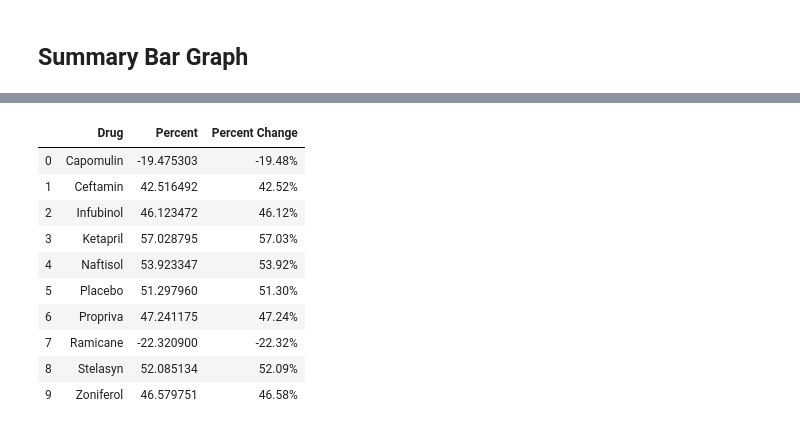
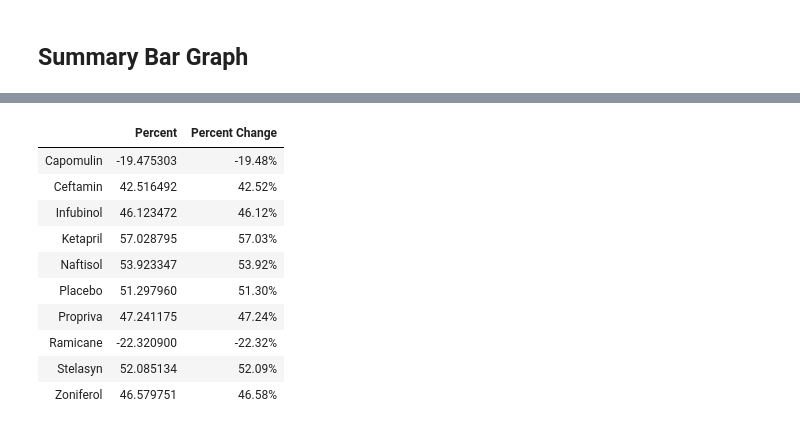
Before and after one commit to misinglink/matplotlib_challenge, a Jupyter notebook: pymaceuticals.ipynb, the cells around one changed output, grey strips where cells are left out. Saved outputs shown, nothing was run; the diff lists cells and outputs as text; code cells hidden in the pictures.

```diff
--- a/pymaceuticals.ipynb
+++ b/pymaceuticals.ipynb
@@ -66,17 +67,3 @@ def tranpose_multindex(df, col):
 T_tum_vol = tranpose_multindex(tum_vol, tumor)
 T_tum_sem = tranpose_multindex(tum_sem, tumor)
 ##how can i generalize this function??
-
-# Generate the Plot (with Error Bars)
-plt.title('Tumor Response To Treatment')
-
-plt.xlabel('Timepoint (days)')
-plt.ylabel('Tumor Volume (mm3)')
-xaxis = df.Timepoint.unique()
-for col in T_tum_vol:
-    plt.errorbar(xaxis, T_tum_vol[col], yerr = T_tum_sem[col], uplims=True, lolims=True, label = col)
-plt.legend()
-
-plt.show()
-
-# Save the Figure
@@ -97,13 +123,15 @@ T_met_site_mean = tranpose_multindex(met_site_mean,meta)
 T_met_site_sem = tranpose_multindex(met_site_sem, meta)
 # %%
 # Generate the Plot (with Error Bars)
+plt.figure(figsize=(12,15))
 plt.title('Metastatis Response To Treatment')
+
 
 plt.xlabel('Timepoint (days)')
 plt.ylabel('Met.Sites.')
 #xaxis = df.Timepoint.unique()
 for col in T_met_site_mean:
-    plt.errorbar(xaxis, T_met_site_mean[col], yerr = T_met_site_sem[col], uplims=True, lolims=True, label = col)
+    plt.errorbar(xaxis, T_met_site_mean[col], yerr = T_met_site_sem[col], uplims=True, lolims=True,label = col, linestyle = '--')
 plt.legend()
 
 plt.show()
@@ -174,28 +173,27 @@ T_tum_vol
 # %%
 drug_list = []
 change_list = []
 for col in T_tum_vol:
     drug_list.append(col)
     change_list.append((T_tum_vol.loc[45, col] - T_tum_vol.loc[0, col]) / T_tum_vol.loc[0, col])
 
 change_per = [ "{:.2%}".format(e) for e in change_list]
 
-change_df = pd.DataFrame({"Drug": drug_list,
-                          "Percent": [e * 100 for e in change_list],
-                          "Percent Change" : change_per})
+change_df = pd.DataFrame({"Percent": [e * 100 for e in change_list],
+                          "Percent Change" : change_per}, index = drug_list)
 # Display the data to confirm
 change_df
 # %% [output]
-|  | Drug | Percent | Percent Change |
-| 0 | Capomulin | -19.475303 | -19.48% |
-| 1 | Ceftamin | 42.516492 | 42.52% |
-| 2 | Infubinol | 46.123472 | 46.12% |
-| 3 | Ketapril | 57.028795 | 57.03% |
-| 4 | Naftisol | 53.923347 | 53.92% |
-| 5 | Placebo | 51.297960 | 51.30% |
-| 6 | Propriva | 47.241175 | 47.24% |
-| 7 | Ramicane | -22.320900 | -22.32% |
-| 8 | Stelasyn | 52.085134 | 52.09% |
-| 9 | Zoniferol | 46.579751 | 46.58% |
+|  | Percent | Percent Change |
+| Capomulin | -19.475303 | -19.48% |
+| Ceftamin | 42.516492 | 42.52% |
+| Infubinol | 46.123472 | 46.12% |
+| Ketapril | 57.028795 | 57.03% |
+| Naftisol | 53.923347 | 53.92% |
+| Placebo | 51.297960 | 51.30% |
+| Propriva | 47.241175 | 47.24% |
+| Ramicane | -22.320900 | -22.32% |
+| Stelasyn | 52.085134 | 52.09% |
+| Zoniferol | 46.579751 | 46.58% |
 # %%
 # Store all Relevant Percent Changes into a Tuple
```
Also changed, not shown: parts of 8 cells of this notebook.
